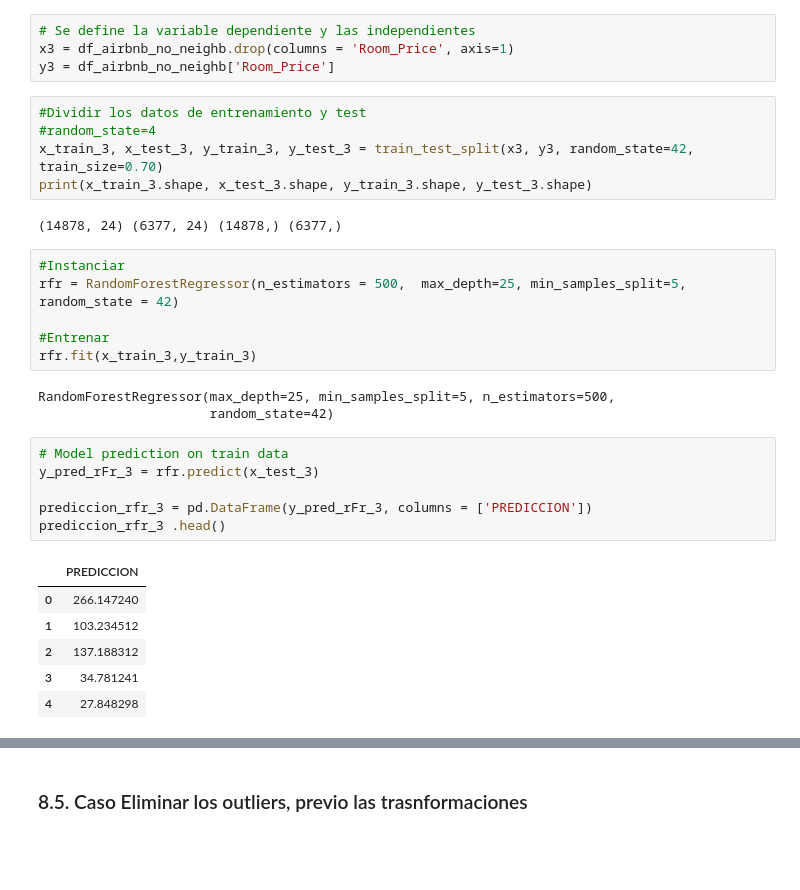
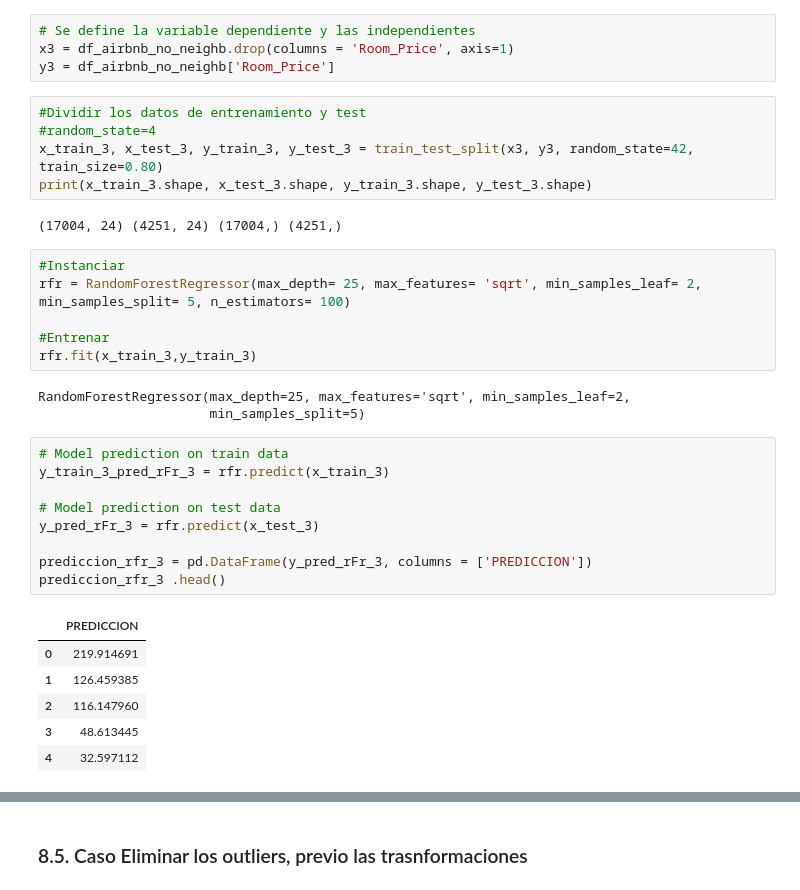
Before and after one commit to AndreaTJ/Tech-Girls-Glovo, a Jupyter notebook: notebooks/MLRegression_model_airbnb.ipynb, the cells around one changed output, grey strips where cells are left out. Cells and saved outputs as stored; diff of their text form; blank space fills up the shorter version.

```diff
--- a/notebooks/MLRegression_model_airbnb.ipynb
+++ b/notebooks/MLRegression_model_airbnb.ipynb
@@ -904,29 +925,32 @@ y3 = df_airbnb_no_neighb['Room_Price']
 # %%
 #Dividir los datos de entrenamiento y test
 #random_state=4
-x_train_3, x_test_3, y_train_3, y_test_3 = train_test_split(x3, y3, random_state=42, train_size=0.70)
+x_train_3, x_test_3, y_train_3, y_test_3 = train_test_split(x3, y3, random_state=42, train_size=0.80)
 print(x_train_3.shape, x_test_3.shape, y_train_3.shape, y_test_3.shape)
 # %% [output]
-(14878, 24) (6377, 24) (14878,) (6377,)
+(17004, 24) (4251, 24) (17004,) (4251,)
 # %%
 #Instanciar
-rfr = RandomForestRegressor(n_estimators = 500,  max_depth=25, min_samples_split=5, random_state = 42)
+rfr = RandomForestRegressor(max_depth= 25, max_features= 'sqrt', min_samples_leaf= 2, min_samples_split= 5, n_estimators= 100)
 
 #Entrenar
 rfr.fit(x_train_3,y_train_3)
 # %% [output]
-RandomForestRegressor(max_depth=25, min_samples_split=5, n_estimators=500,
-                      random_state=42)
+RandomForestRegressor(max_depth=25, max_features='sqrt', min_samples_leaf=2,
+                      min_samples_split=5)
 # %%
 # Model prediction on train data
+y_train_3_pred_rFr_3 = rfr.predict(x_train_3)
+
+# Model prediction on test data
 y_pred_rFr_3 = rfr.predict(x_test_3)
 
 prediccion_rfr_3 = pd.DataFrame(y_pred_rFr_3, columns = ['PREDICCION'])
 prediccion_rfr_3 .head()
 # %% [output]
 |  | PREDICCION |
-| 0 | 266.147240 |
-| 1 | 103.234512 |
-| 2 | 137.188312 |
-| 3 | 34.781241 |
-| 4 | 27.848298 |
+| 0 | 219.914691 |
+| 1 | 126.459385 |
+| 2 | 116.147960 |
+| 3 | 48.613445 |
+| 4 | 32.597112 |
```
Also changed, not shown: parts of 35 cells of this notebook.
